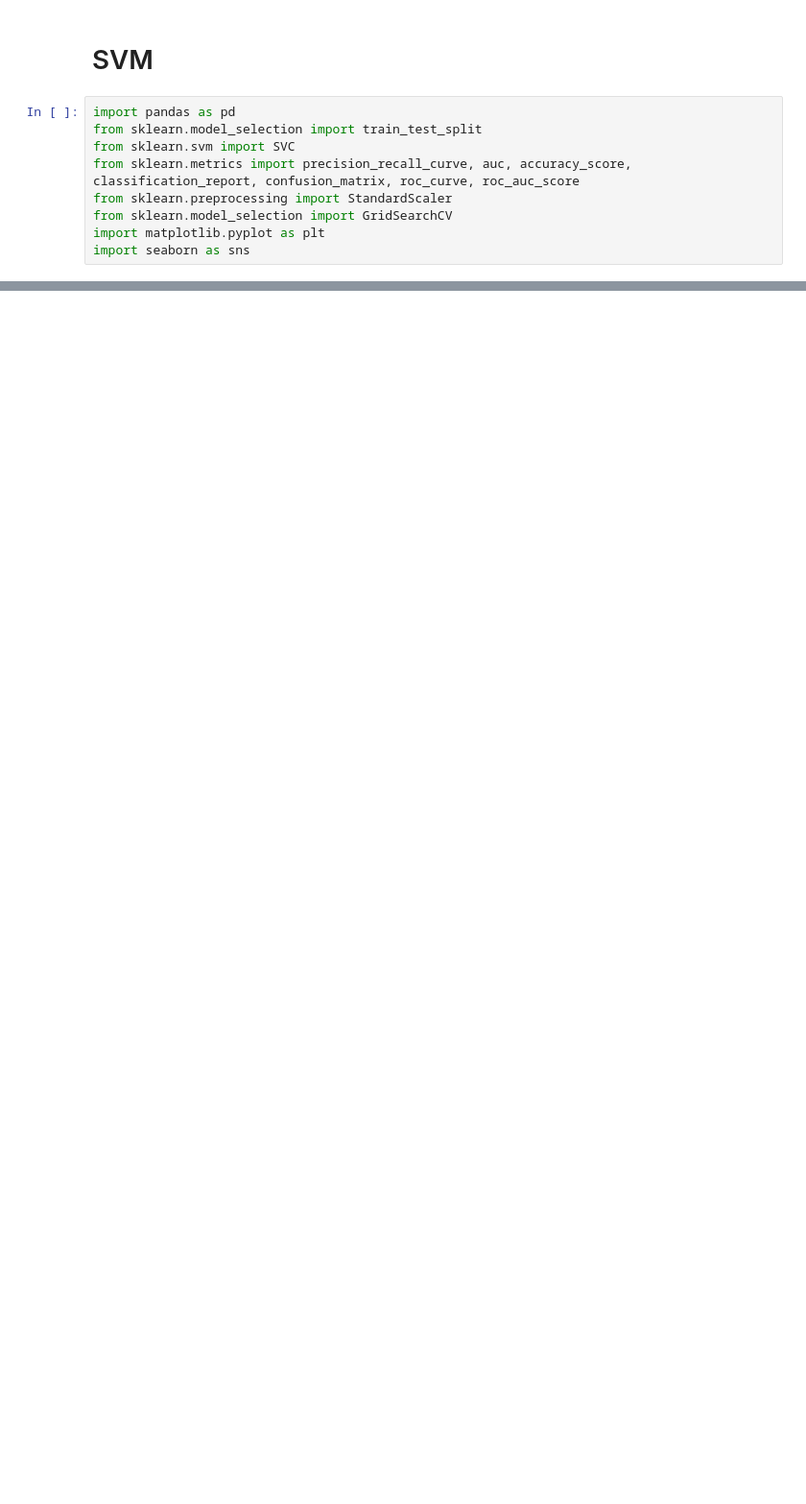
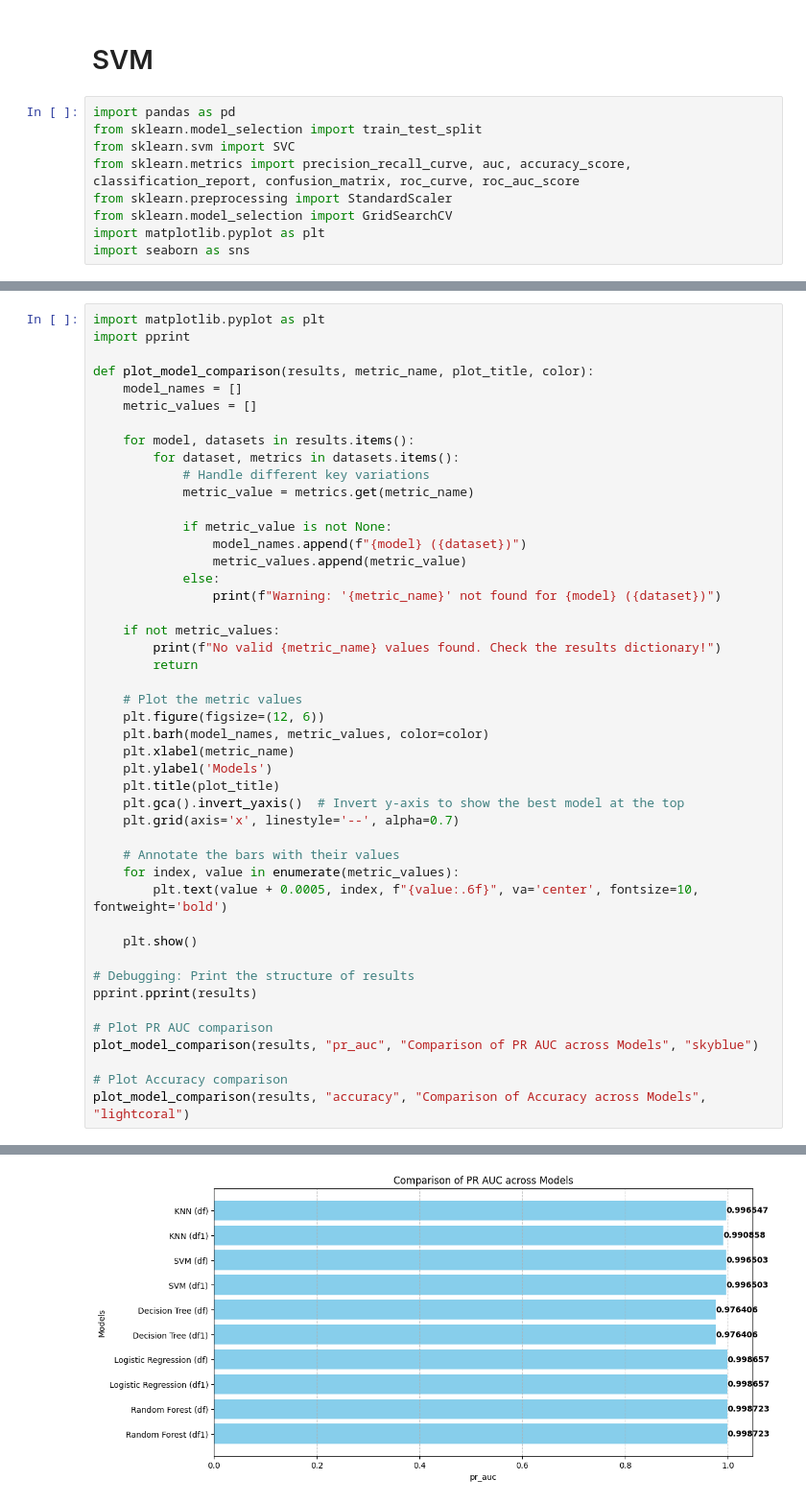
Before and after one commit to ganesh-329/Heart-Disease-Prediction-ML, a Jupyter notebook: cardio/Data_cardiovascular.ipynb, the cells around one changed output, grey strips where cells are left out. Shown at 96% size. Saved outputs shown, nothing was run; the diff lists cells and outputs as text; blank space fills up the shorter version.

```diff
--- a/cardio/Data_cardiovascular.ipynb
+++ b/cardio/Data_cardiovascular.ipynb
@@ -1034,0 +1113,47 @@ Accuracy for df1: 0.96
+# %%
+import matplotlib.pyplot as plt
+import pprint
+
+def plot_model_comparison(results, metric_name, plot_title, color):
+    model_names = []
+    metric_values = []
+
+    for model, datasets in results.items():
+        for dataset, metrics in datasets.items():
+            # Handle different key variations
+            metric_value = metrics.get(metric_name)
+
+            if metric_value is not None:
+                model_names.append(f"{model} ({dataset})")
+                metric_values.append(metric_value)
+            else:
+                print(f"Warning: '{metric_name}' not found for {model} ({dataset})")
+
+    if not metric_values:
+        print(f"No valid {metric_name} values found. Check the results dictionary!")
+        return
+
+    # Plot the metric values
+    plt.figure(figsize=(12, 6))
+    plt.barh(model_names, metric_values, color=color)
+    plt.xlabel(metric_name)
+    plt.ylabel('Models')
+    plt.title(plot_title)
+    plt.gca().invert_yaxis()  # Invert y-axis to show the best model at the top
+    plt.grid(axis='x', linestyle='--', alpha=0.7)
+
+    # Annotate the bars with their values
+    for index, value in enumerate(metric_values):
+        plt.text(value + 0.0005, index, f"{value:.6f}", va='center', fontsize=10, fontweight='bold')
+
+    plt.show()
+
+# Debugging: Print the structure of results
+pprint.pprint(results)
+
+# Plot PR AUC comparison
+plot_model_comparison(results, "pr_auc", "Comparison of PR AUC across Models", "skyblue")
+
+# Plot Accuracy comparison
+plot_model_comparison(results, "accuracy", "Comparison of Accuracy across Models", "lightcoral")
+# %% [output]
@@ -1034,0 +1177 @@ Accuracy for df1: 0.96
+[figure, added]
```
Also changed, not shown: parts of 13 cells of this notebook, 17 other files.
